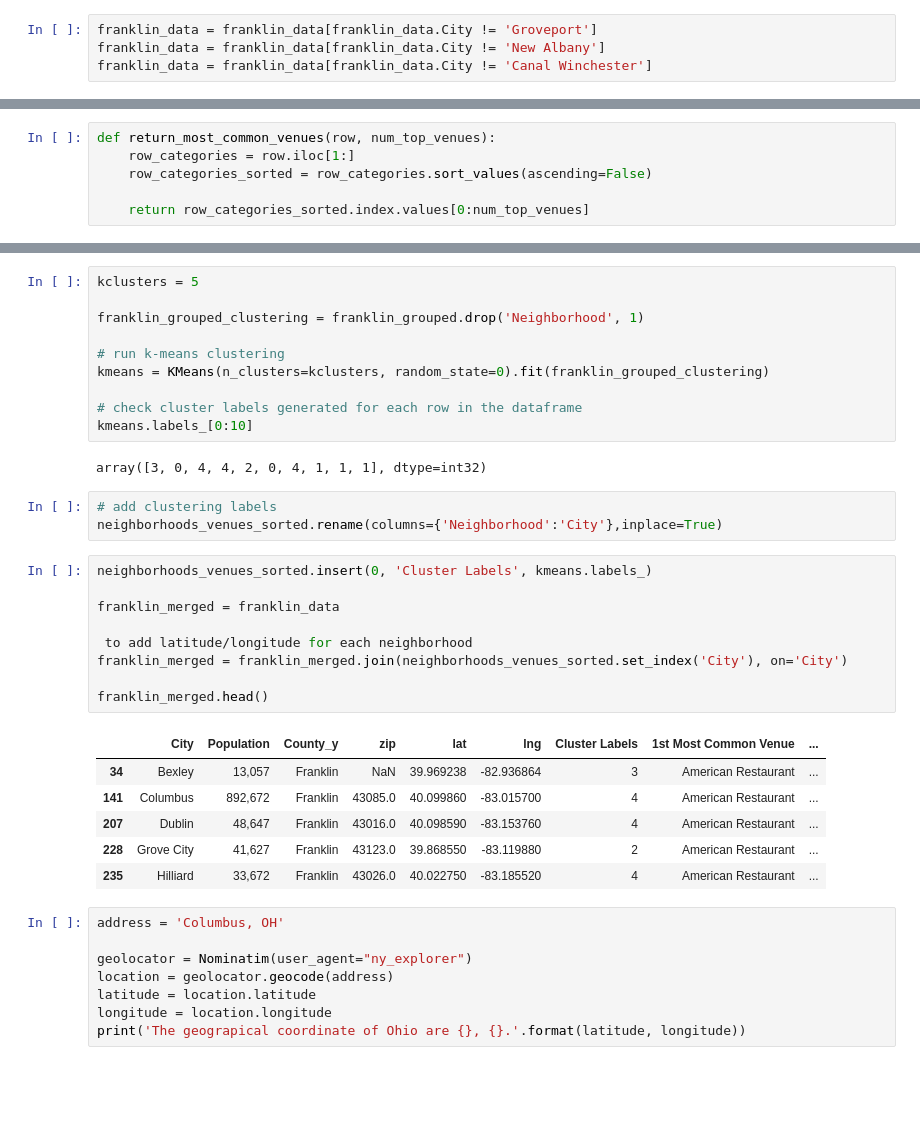
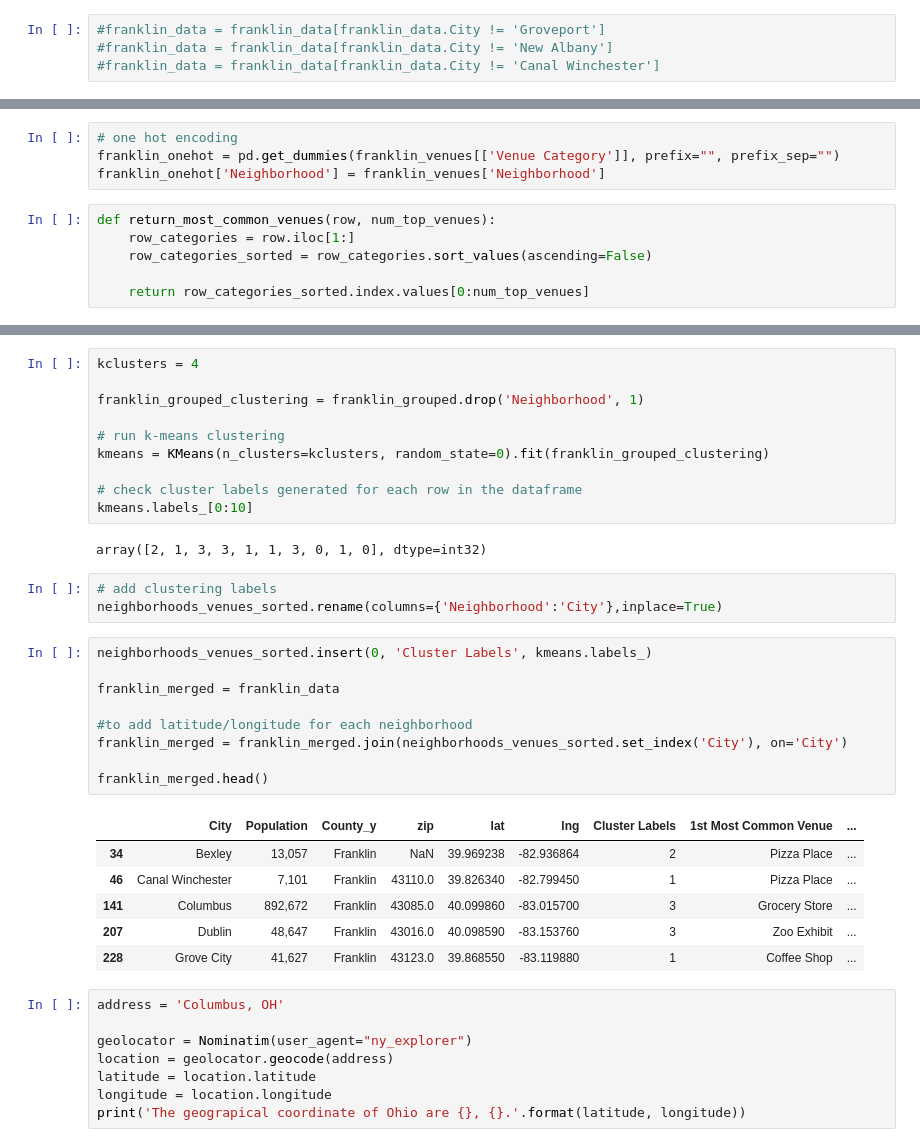
Before and after one commit to yywang118/Coursera-Capstone, a Jupyter notebook: Capstone: The battle of neighnourhoods.ipynb, the cells around one changed output, grey strips where cells are left out. Drawn from its saved outputs; the diff is of its cells as text; blank space fills up the shorter version.

```diff
--- a/Capstone: The battle of neighnourhoods.ipynb
+++ b/Capstone: The battle of neighnourhoods.ipynb
@@ -170,6 +187,6 @@ franklin_data
 | 315 | Reynoldsburg | 35,893 | Franklin | 43068.0 | 39.956370 | -82.785020 |
 | 379 | Westerville | 36,120 | Franklin | 43081.0 | 40.110640 | -82.891340 |
 # %%
-franklin_data = franklin_data[franklin_data.City != 'Groveport']
-franklin_data = franklin_data[franklin_data.City != 'New Albany']
-franklin_data = franklin_data[franklin_data.City != 'Canal Winchester']
+#franklin_data = franklin_data[franklin_data.City != 'Groveport']
+#franklin_data = franklin_data[franklin_data.City != 'New Albany']
+#franklin_data = franklin_data[franklin_data.City != 'Canal Winchester']
@@ -406,3 +419,7 @@ franklin_onehot.head()
+# %%
+# one hot encoding
+franklin_onehot = pd.get_dummies(franklin_venues[['Venue Category']], prefix="", prefix_sep="")
+franklin_onehot['Neighborhood'] = franklin_venues['Neighborhood']
 # %%
 def return_most_common_venues(row, num_top_venues):
     row_categories = row.iloc[1:]
@@ -508,5 +523,5 @@ plt.show()
 # %%
-kclusters = 5
+kclusters = 4
 
 franklin_grouped_clustering = franklin_grouped.drop('Neighborhood', 1)
 
@@ -516,26 +531,26 @@ kmeans = KMeans(n_clusters=kclusters, random_state=0).fit(franklin_grouped_clust
 # check cluster labels generated for each row in the dataframe
 kmeans.labels_[0:10]
 # %% [output]
-array([3, 0, 4, 4, 2, 0, 4, 1, 1, 1], dtype=int32)
+array([2, 1, 3, 3, 1, 1, 3, 0, 1, 0], dtype=int32)
 # %%
 # add clustering labels
 neighborhoods_venues_sorted.rename(columns={'Neighborhood':'City'},inplace=True)
 # %%
 neighborhoods_venues_sorted.insert(0, 'Cluster Labels', kmeans.labels_)
 
 franklin_merged = franklin_data
 
- to add latitude/longitude for each neighborhood
+#to add latitude/longitude for each neighborhood
 franklin_merged = franklin_merged.join(neighborhoods_venues_sorted.set_index('City'), on='City')
 
 franklin_merged.head()
 # %% [output]
 |  | City | Population | County_y | zip | lat | lng | Cluster Labels | 1st Most Common Venue | ... |
-| 34 | Bexley | 13,057 | Franklin | NaN | 39.969238 | -82.936864 | 3 | American Restaurant | ... |
-| 141 | Columbus | 892,672 | Franklin | 43085.0 | 40.099860 | -83.015700 | 4 | American Restaurant | ... |
-| 207 | Dublin | 48,647 | Franklin | 43016.0 | 40.098590 | -83.153760 | 4 | American Restaurant | ... |
-| 228 | Grove City | 41,627 | Franklin | 43123.0 | 39.868550 | -83.119880 | 2 | American Restaurant | ... |
-| 235 | Hilliard | 33,672 | Franklin | 43026.0 | 40.022750 | -83.185520 | 4 | American Restaurant | ... |
+| 34 | Bexley | 13,057 | Franklin | NaN | 39.969238 | -82.936864 | 2 | Pizza Place | ... |
+| 46 | Canal Winchester | 7,101 | Franklin | 43110.0 | 39.826340 | -82.799450 | 1 | Pizza Place | ... |
+| 141 | Columbus | 892,672 | Franklin | 43085.0 | 40.099860 | -83.015700 | 3 | Grocery Store | ... |
+| 207 | Dublin | 48,647 | Franklin | 43016.0 | 40.098590 | -83.153760 | 3 | Zoo Exhibit | ... |
+| 228 | Grove City | 41,627 | Franklin | 43123.0 | 39.868550 | -83.119880 | 1 | Coffee Shop | ... |
 # %%
 address = 'Columbus, OH'
 
```
Also changed, not shown: parts of 15 cells of this notebook.
